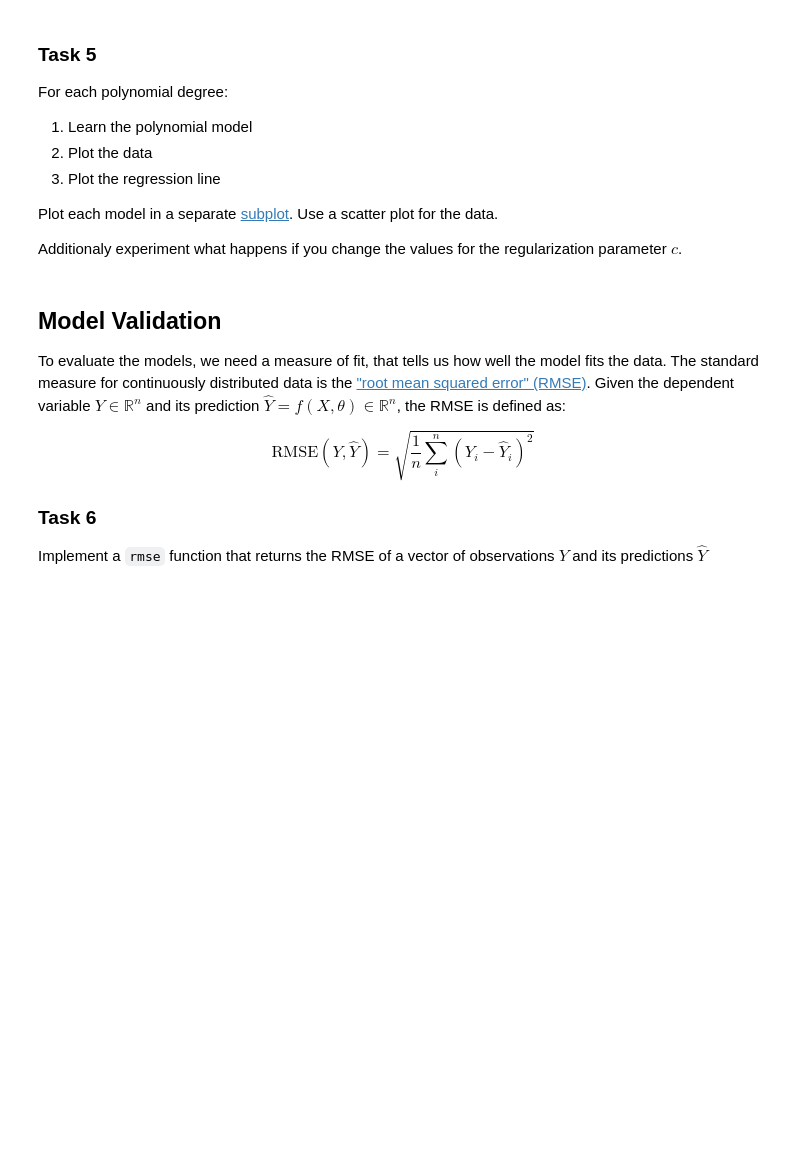
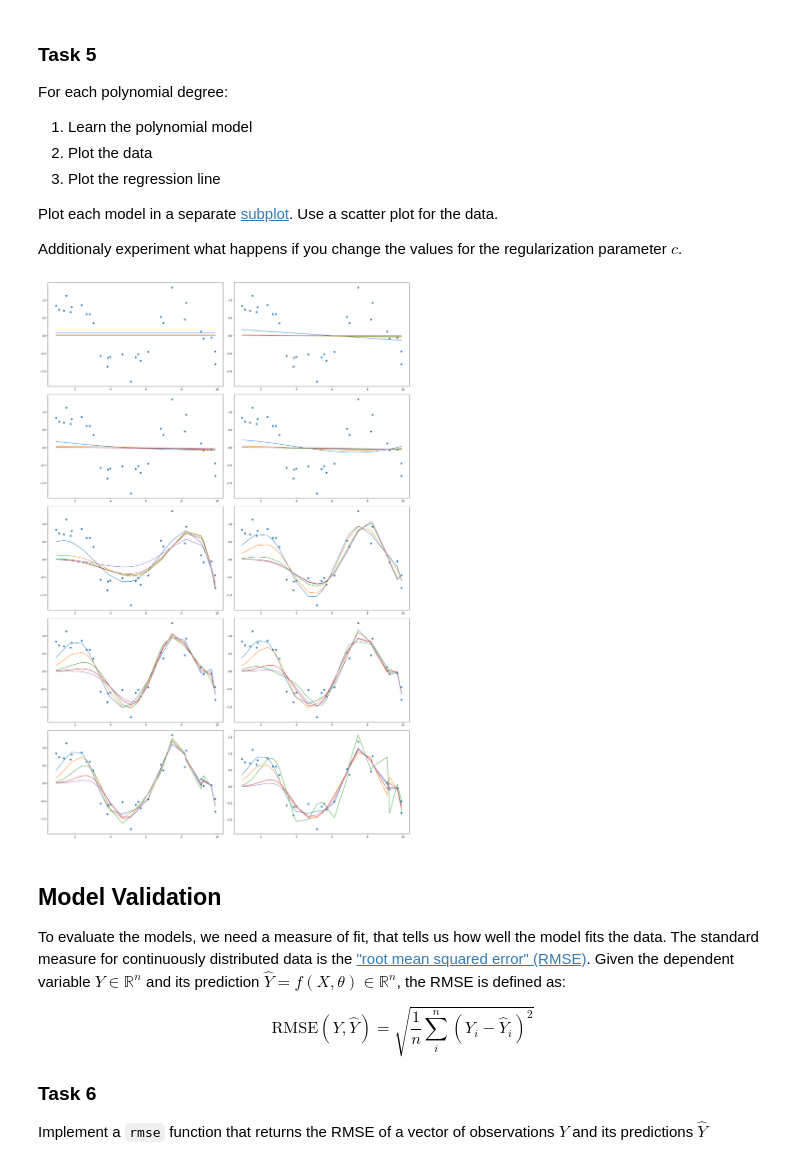
Before and after one commit to HerrMotz/AGDML-Lab, a Jupyter notebook: 02_Polynomial_Regression/02_Polynomial_Regression.ipynb, the cells around one changed output. Drawn from its saved outputs; the diff is of its cells as text; code cells hidden in the pictures; blank space fills up the shorter version.

```diff
--- a/02_Polynomial_Regression/02_Polynomial_Regression.ipynb
+++ b/02_Polynomial_Regression/02_Polynomial_Regression.ipynb
@@ -105,8 +130,7 @@ def poly(X : np.ndarray, degree : int) -> np.ndarray:
         Design matrix
     '''
 
-    #TODO: implement
-    pass
+    return np.vander(X, N=degree+1, increasing=True).T
 # %% [markdown]
 ### Task 4
 Implement a class `PolyReg` that fits a polynomial model with ordinary least squares. Regularize your maximum-likelihood problem with ridge regression.
@@ -123,7 +147,9 @@ class PolyReg():
             c... parameter for ridge regression
         '''
         # TODO: create attributes d, c, theta
-        pass
+        self.c = c
+        self.d = d
+        self.theta = 0
 
     def fit(self, X : np.ndarray, Y : np.ndarray):
         '''
@@ -134,7 +160,8 @@ class PolyReg():
             Y... array of scalar y (dependent variable)
         '''
         # TODO: implement
-        pass
+        _X = poly(X, self.d)
+        self.theta = np.linalg.solve((_X @ _X.T) + self.c * np.eye(_X.shape[0]), _X @ Y) # good
 
     def predict(self, X : np.ndarray) -> np.ndarray:
         '''
@@ -147,7 +174,7 @@ class PolyReg():
             Y... array of scalar y (dependent variable)
         '''
         # TODO: implement
-        pass
+        return self.theta @ X
 # %% [markdown]
 ## Visualization
 Next we want to fit a series of models of multiple degrees and visualise them alongside the data.
@@ -174,3 +197,31 @@ Additionaly experiment what happens if you change the values for the regularizat
+# %%
+# TODO: Learn models and visualize regression lines
+
+fig, axes = plt.subplots(5, 2, figsize=(20, 30))
+fig.tight_layout()
+
+c = 1
+
+z = 0
+for i in range(0, 5):
+    for j in range(0, 2):
+
+        axes[i, j].scatter(X, Y)
+
+        for c in [10**_i for _i in range(1, 6)]:
+            pr = PolyReg(model_degrees[z], c)
+            pr.fit(X, Y)
+
+            y = pr.predict(poly(X, model_degrees[z]))
+            axes[i, j].plot(X, y)
+
+        z += 1
+
+plt.show()
+
+# TODO: What effect does c have on the regression lines?
+# %% [output]
+[figure, added]
 # %% [markdown]
 ## Model Validation
 To evaluate the models, we need a measure of fit, that tells us how well the model fits the data. The standard measure for continuously distributed data is the ["root mean squared error" (RMSE)](https://en.wikipedia.org/wiki/Root-mean-square_deviation). Given the dependent variable $Y \in \mathbb{R}^n$ and its prediction $\hat{Y} = f(X, \theta) \in \mathbb{R}^n$, the RMSE is defined as:
```
Also changed, not shown: parts of 11 cells of this notebook, 1 other file.
